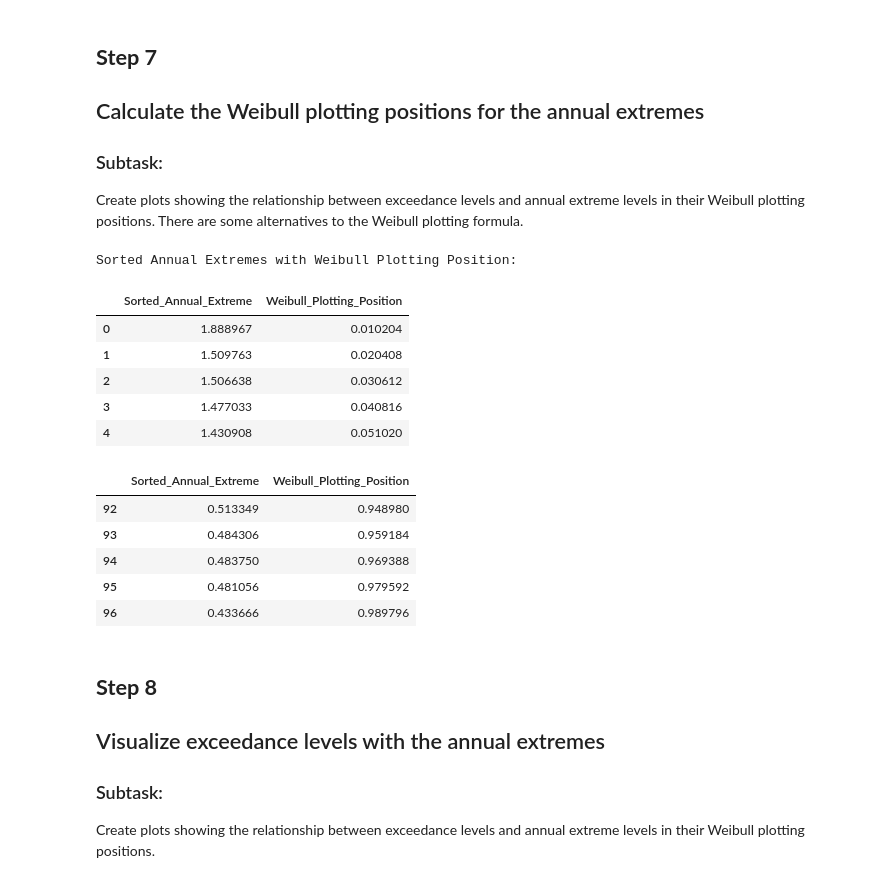
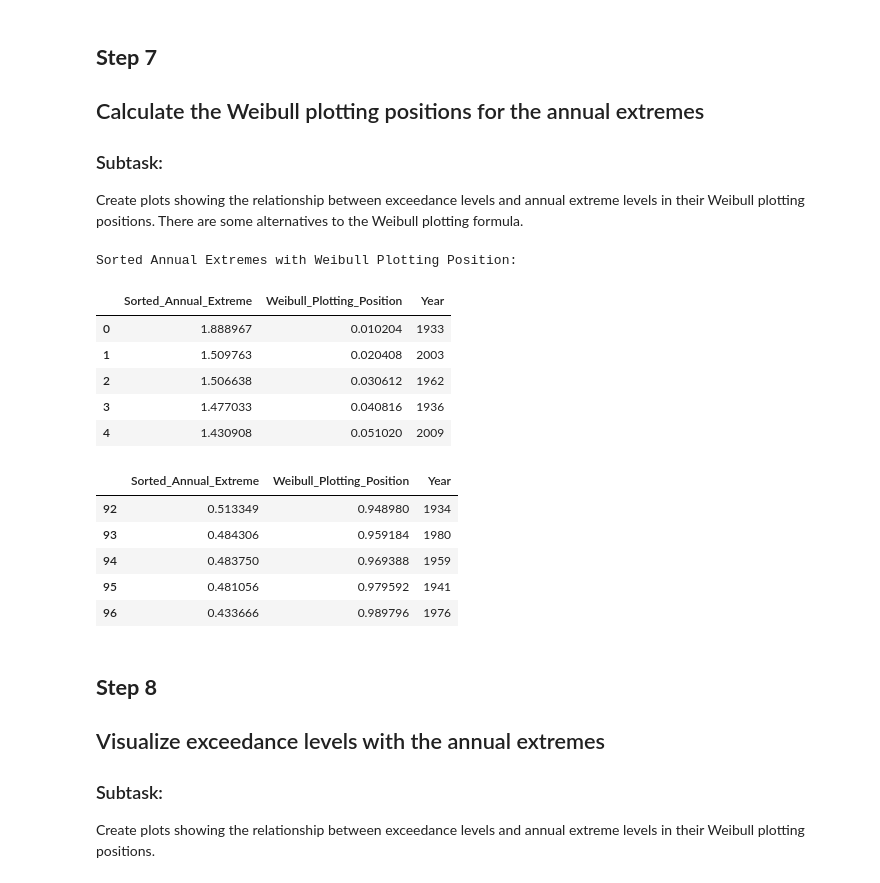
Before and after one commit to NOAA-CO-OPS/Coastal_Hazards_Example_Notebooks, a Jupyter notebook: CO-OPS_GEV_Extreme_Value_Analysis_Notebook/CO_OPS_GEV_Extreme_Value_Analysis_Notebook.ipynb, the cells around one changed output. Saved outputs shown, nothing was run; the diff lists cells and outputs as text; code cells hidden in the pictures.

```diff
--- a/CO-OPS_GEV_Extreme_Value_Analysis_Notebook/CO_OPS_GEV_Extreme_Value_Analysis_Notebook.ipynb
+++ b/CO-OPS_GEV_Extreme_Value_Analysis_Notebook/CO_OPS_GEV_Extreme_Value_Analysis_Notebook.ipynb
@@ -618,46 +626,55 @@ exceed_levs
 ### Subtask:
 Create plots showing the relationship between exceedance levels and annual extreme levels in their Weibull plotting positions.  There are some alternatives to the Weibull plotting formula.
 # %%
-# @title
-
 # Calculation of the Weibull plotting positions
 n = len(annual_extremes)
-# Sort the annual extremes
-sorted_extremes = annual_extremes['detrended_value'].sort_values(ascending=False).reset_index(drop=True)
 
-# invert sorted_extremes if levelType is "low"
+#    Sort the entire annual_extremes DataFrame by 'detrended_value'
+#    The 'Year' column now moves with its corresponding value.
+sorted_annual_extremes = annual_extremes.sort_values(
+    by='detrended_value',
+    ascending=False
+).reset_index(drop=True)
+
+#    Extract the sorted value and year columns
+sorted_values = sorted_annual_extremes['detrended_value']
+sorted_years = sorted_annual_extremes['year']
+
+# invert sorted_values if levelType is "low"
 if levelType == 'low':
-  sorted_extremes = [-level for level in sorted_extremes]
+    # Invert the values for 'low' extremes calculation
+    sorted_values = [-level for level in sorted_values]
 
 # Calculate the Weibull plotting position for the sorted annual extremes
 # Formula: P_i = i / (n + 1), where i is the rank (starting from 1) and n is the total number of data points
 ranks = np.arange(1, n + 1)
 weibull_plotting_position = ranks / (n + 1)
 
-# Create a DataFrame to store the sorted annual extremes and their Weibull plotting positions
+#    Create a DataFrame to store the sorted annual extremes, plotting positions, AND Year
 weibull_df = pd.DataFrame({
-    'Sorted_Annual_Extreme': sorted_extremes,
-    'Weibull_Plotting_Position': weibull_plotting_position
+    'Sorted_Annual_Extreme': sorted_values,
+    'Weibull_Plotting_Position': weibull_plotting_position,
+    'Year': sorted_years # <-- ADDED COLUMN
 })
 
 # Display the DataFrame
 print("\nSorted Annual Extremes with Weibull Plotting Position:")
 display(weibull_df.head())
 display(weibull_df.tail())
 # %% [output]
 Sorted Annual Extremes with Weibull Plotting Position:
-|  | Sorted_Annual_Extreme | Weibull_Plotting_Position |
-| 0 | 1.888967 | 0.010204 |
-| 1 | 1.509763 | 0.020408 |
-| 2 | 1.506638 | 0.030612 |
-| 3 | 1.477033 | 0.040816 |
-| 4 | 1.430908 | 0.051020 |
+|  | Sorted_Annual_Extreme | Weibull_Plotting_Position | Year |
+| 0 | 1.888967 | 0.010204 | 1933 |
+| 1 | 1.509763 | 0.020408 | 2003 |
+| 2 | 1.506638 | 0.030612 | 1962 |
+| 3 | 1.477033 | 0.040816 | 1936 |
+| 4 | 1.430908 | 0.051020 | 2009 |
-|  | Sorted_Annual_Extreme | Weibull_Plotting_Position |
-| 92 | 0.513349 | 0.948980 |
-| 93 | 0.484306 | 0.959184 |
-| 94 | 0.483750 | 0.969388 |
-| 95 | 0.481056 | 0.979592 |
-| 96 | 0.433666 | 0.989796 |
+|  | Sorted_Annual_Extreme | Weibull_Plotting_Position | Year |
+| 92 | 0.513349 | 0.948980 | 1934 |
+| 93 | 0.484306 | 0.959184 | 1980 |
+| 94 | 0.483750 | 0.969388 | 1959 |
+| 95 | 0.481056 | 0.979592 | 1941 |
+| 96 | 0.433666 | 0.989796 | 1976 |
 # %% [markdown]
 ## **Step 8**
 ## Visualize exceedance levels with the annual extremes
```
Also changed, not shown: parts of 4 cells of this notebook.
